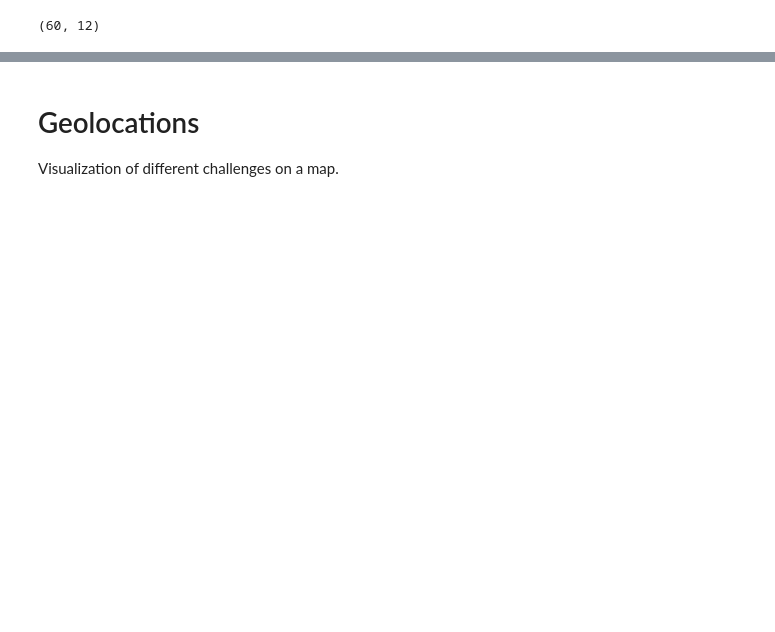
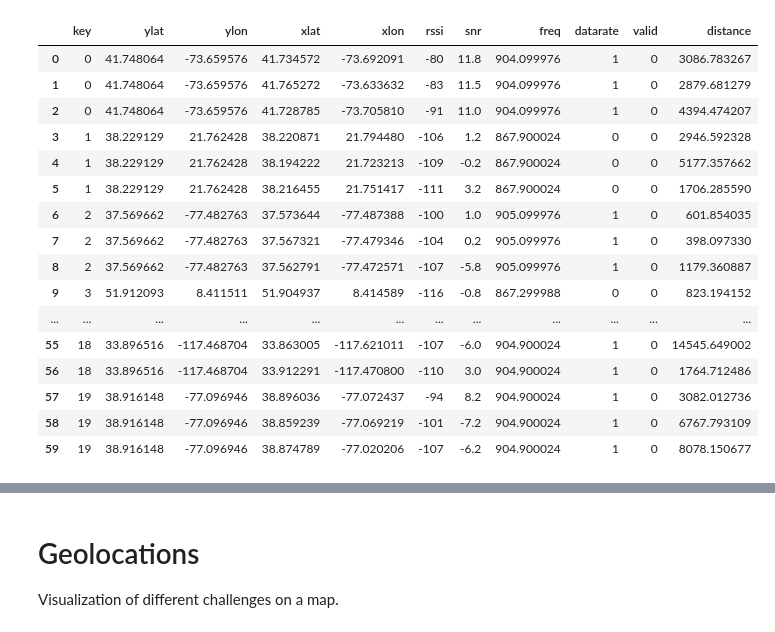
Before and after one commit to emergotechnologies/helium-positioning-model-engineering, a Jupyter notebook: notebooks/eda.ipynb, the cells around one changed output, grey strips where cells are left out. Cells and saved outputs as stored; diff of their text form; code cells hidden in the pictures; blank space fills up the shorter version.

```diff
--- a/notebooks/eda.ipynb
+++ b/notebooks/eda.ipynb
@@ -8,8 +10,26 @@ import plotly.express as px
-# %%
-df = pd.read_csv('../data/raw/helium-api-data.csv')
-# add positive rssi column
-df['rssi_positive'] = df['rssi'] * -1
-
-df.shape
-# %% [output]
-(60, 12)
+# %%
+label = LabelEncoder()
+data = pd.read_csv("../data/raw/helium-api-data.csv")
+data["datarate"] = label.fit_transform(data["datarate"])
+data["valid"] = label.fit_transform(data["valid"])
+
+NUM_WITTNESSES = int(data.index[-1]/data["key"].values[-1])
+data
+# %% [output]
+|  | key | ylat | ylon | xlat | xlon | rssi | snr | freq | datarate | valid | distance |
+| 0 | 0 | 41.748064 | -73.659576 | 41.734572 | -73.692091 | -80 | 11.8 | 904.099976 | 1 | 0 | 3086.783267 |
+| 1 | 0 | 41.748064 | -73.659576 | 41.765272 | -73.633632 | -83 | 11.5 | 904.099976 | 1 | 0 | 2879.681279 |
+| 2 | 0 | 41.748064 | -73.659576 | 41.728785 | -73.705810 | -91 | 11.0 | 904.099976 | 1 | 0 | 4394.474207 |
+| 3 | 1 | 38.229129 | 21.762428 | 38.220871 | 21.794480 | -106 | 1.2 | 867.900024 | 0 | 0 | 2946.592328 |
+| 4 | 1 | 38.229129 | 21.762428 | 38.194222 | 21.723213 | -109 | -0.2 | 867.900024 | 0 | 0 | 5177.357662 |
+| 5 | 1 | 38.229129 | 21.762428 | 38.216455 | 21.751417 | -111 | 3.2 | 867.900024 | 0 | 0 | 1706.285590 |
+| 6 | 2 | 37.569662 | -77.482763 | 37.573644 | -77.487388 | -100 | 1.0 | 905.099976 | 1 | 0 | 601.854035 |
+| 7 | 2 | 37.569662 | -77.482763 | 37.567321 | -77.479346 | -104 | 0.2 | 905.099976 | 1 | 0 | 398.097330 |
+| 8 | 2 | 37.569662 | -77.482763 | 37.562791 | -77.472571 | -107 | -5.8 | 905.099976 | 1 | 0 | 1179.360887 |
+| 9 | 3 | 51.912093 | 8.411511 | 51.904937 | 8.414589 | -116 | -0.8 | 867.299988 | 0 | 0 | 823.194152 |
+| ... | ... | ... | ... | ... | ... | ... | ... | ... | ... | ... | ... |
+| 55 | 18 | 33.896516 | -117.468704 | 33.863005 | -117.621011 | -107 | -6.0 | 904.900024 | 1 | 0 | 14545.649002 |
+| 56 | 18 | 33.896516 | -117.468704 | 33.912291 | -117.470800 | -110 | 3.0 | 904.900024 | 1 | 0 | 1764.712486 |
+| 57 | 19 | 38.916148 | -77.096946 | 38.896036 | -77.072437 | -94 | 8.2 | 904.900024 | 1 | 0 | 3082.012736 |
+| 58 | 19 | 38.916148 | -77.096946 | 38.859239 | -77.069219 | -101 | -7.2 | 904.900024 | 1 | 0 | 6767.793109 |
+| 59 | 19 | 38.916148 | -77.096946 | 38.874789 | -77.020206 | -107 | -6.2 | 904.900024 | 1 | 0 | 8078.150677 |
```
Also changed, not shown: parts of 25 cells of this notebook, 1 other file.
